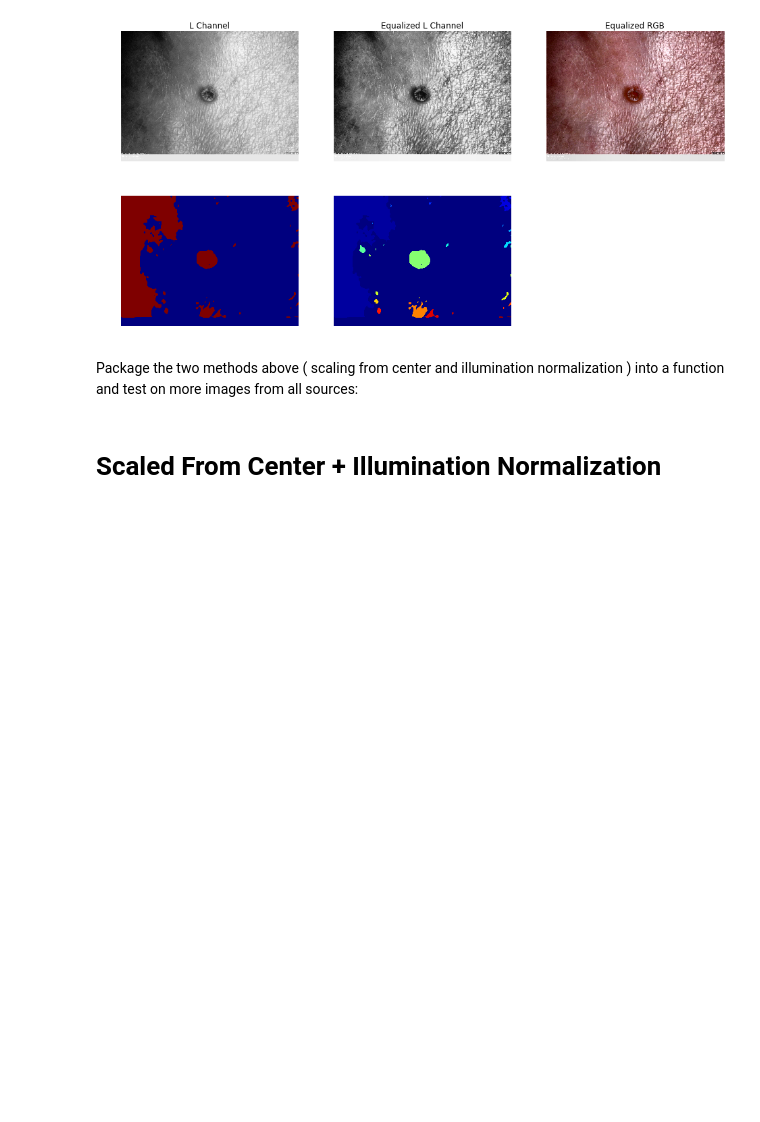
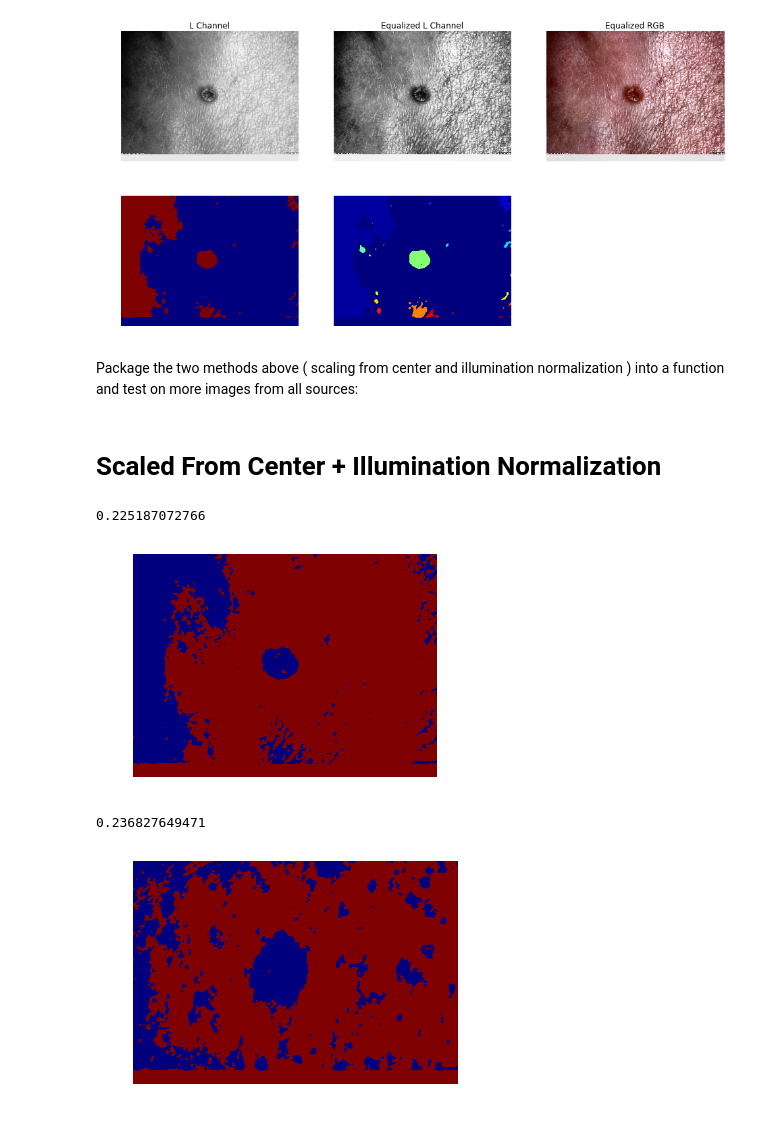
Before and after one commit to alexgustafson/BATests, a Jupyter notebook: BorderTest2.ipynb, the cells around one changed output. Drawn from its saved outputs; the diff is of its cells as text; code cells hidden in the pictures; blank space fills up the shorter version.

Commit message:
Adding BorderTest2 and Blender Image

```diff
--- a/BorderTest2.ipynb
+++ b/BorderTest2.ipynb
@@ -424,7 +424,3 @@ show()
 Package the two methods above ( scaling from center and illumination normalization ) into a function and test on more images from all sources:
 # %% [markdown]
 # Scaled From Center + Illumination Normalization
-# %%
-def create_regions(image, region_scale=1.0)
-
-    shape = image.shape
@@ -430,0 +455,25 @@ def create_regions(image, region_scale=1.0)
+# %%
+im = all_images["DermQuest"][4].get_image_data()
+
+mask = create_regions(im)
+
+plt.subplot(111)
+axis('off')
+imshow(mask)
+
+show()
+
+im = all_images["DermQuest"][3].get_image_data()
+
+mask = create_regions(im)
+
+plt.subplot(111)
+axis('off')
+imshow(mask)
+
+show()
+# %% [output]
+0.225187072766
+[figure, added]
+0.236827649471
+[figure, added]
```
Also changed, not shown: parts of 1 cell of this notebook.
